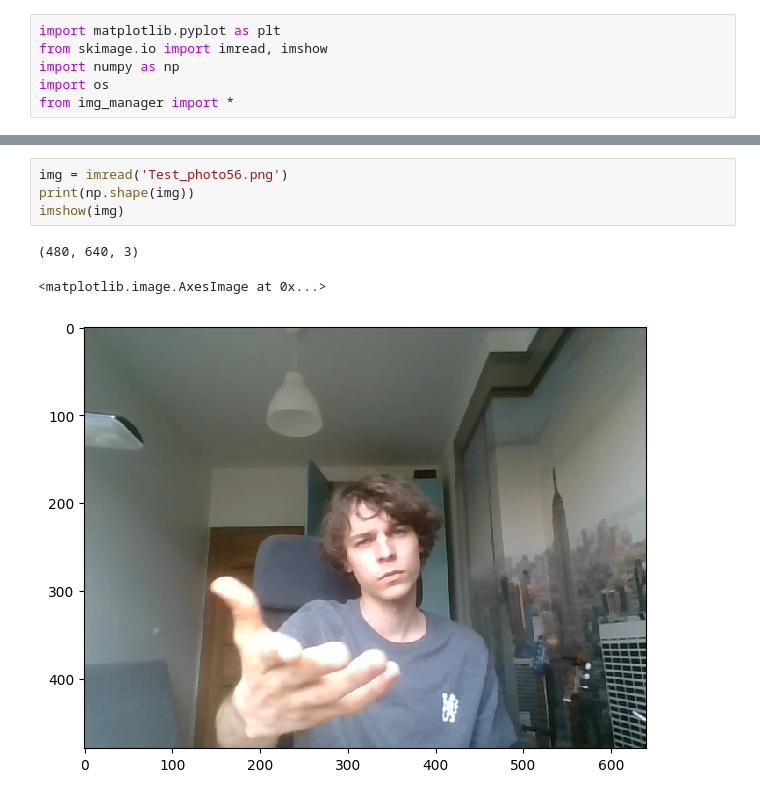
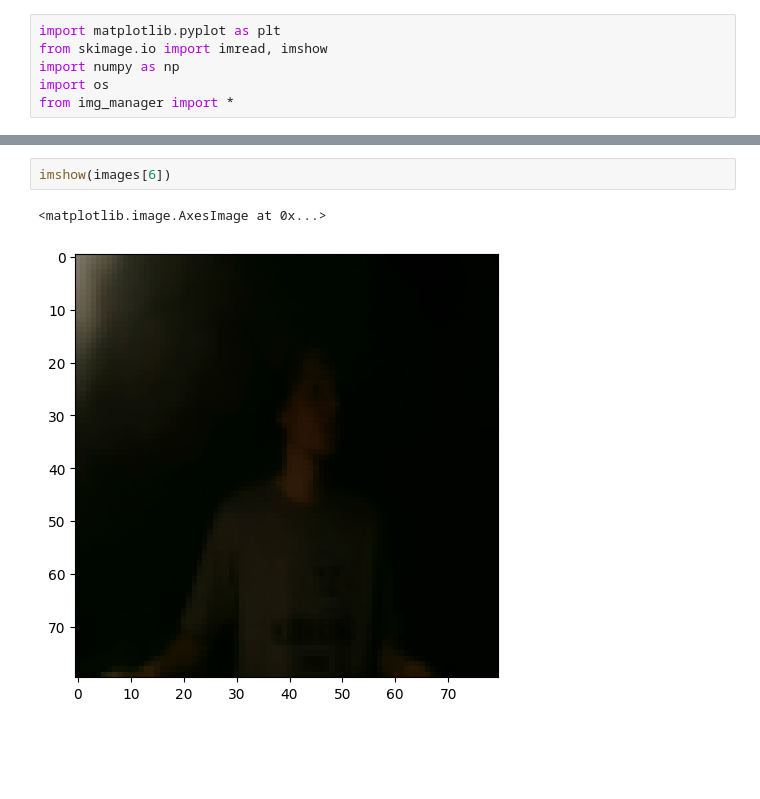
Before and after one commit to mikitomi21/Camera_Detecions, a Jupyter notebook: data_manager.ipynb, the cells around one changed output, grey strips where cells are left out. Cells and saved outputs as stored; diff of their text form; blank space fills up the shorter version.

```diff
--- a/data_manager.ipynb
+++ b/data_manager.ipynb
@@ -23,8 +23,5 @@ for i in range(LEN):
-# %%
-img = imread('Test_photo56.png')
-print(np.shape(img))
-imshow(img)
-# %% [output]
-(480, 640, 3)
-<matplotlib.image.AxesImage at 0x...>
-[figure, removed]
+# %%
+imshow(images[6])
+# %% [output]
+<matplotlib.image.AxesImage at 0x...>
+[figure, added]
```
Also changed, not shown: parts of 1 cell of this notebook, 10 other files.
